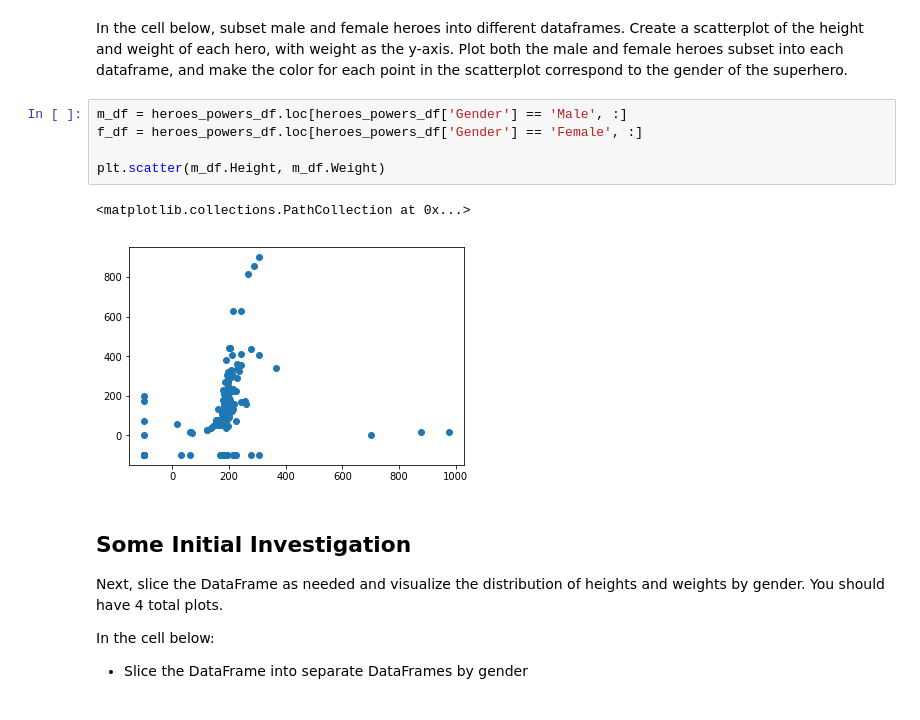
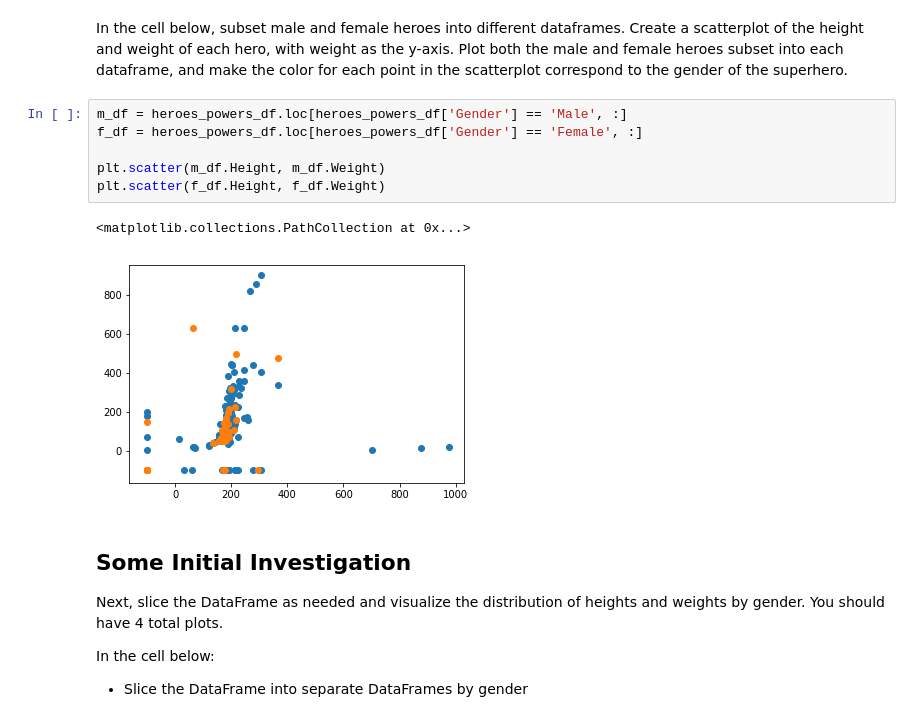
Before and after one commit to Mcllstr/dsc-data-cleaning-project-dc-ds-060319, a Jupyter notebook: index.ipynb, the cells around one changed output. Saved outputs shown, nothing was run; the diff lists cells and outputs as text.

```diff
--- a/index.ipynb
+++ b/index.ipynb
@@ -123,11 +123,12 @@ In the cell below, subset male and female heroes into different dataframes.  Cre
 # %%
 m_df = heroes_powers_df.loc[heroes_powers_df['Gender'] == 'Male', :]
 f_df = heroes_powers_df.loc[heroes_powers_df['Gender'] == 'Female', :]
 
 plt.scatter(m_df.Height, m_df.Weight)
+plt.scatter(f_df.Height, f_df.Weight)
 # %% [output]
 <matplotlib.collections.PathCollection at 0x...>
-[figure, old version]
+[figure, new version]
 # %% [markdown]
 ## Some Initial Investigation
 
```
